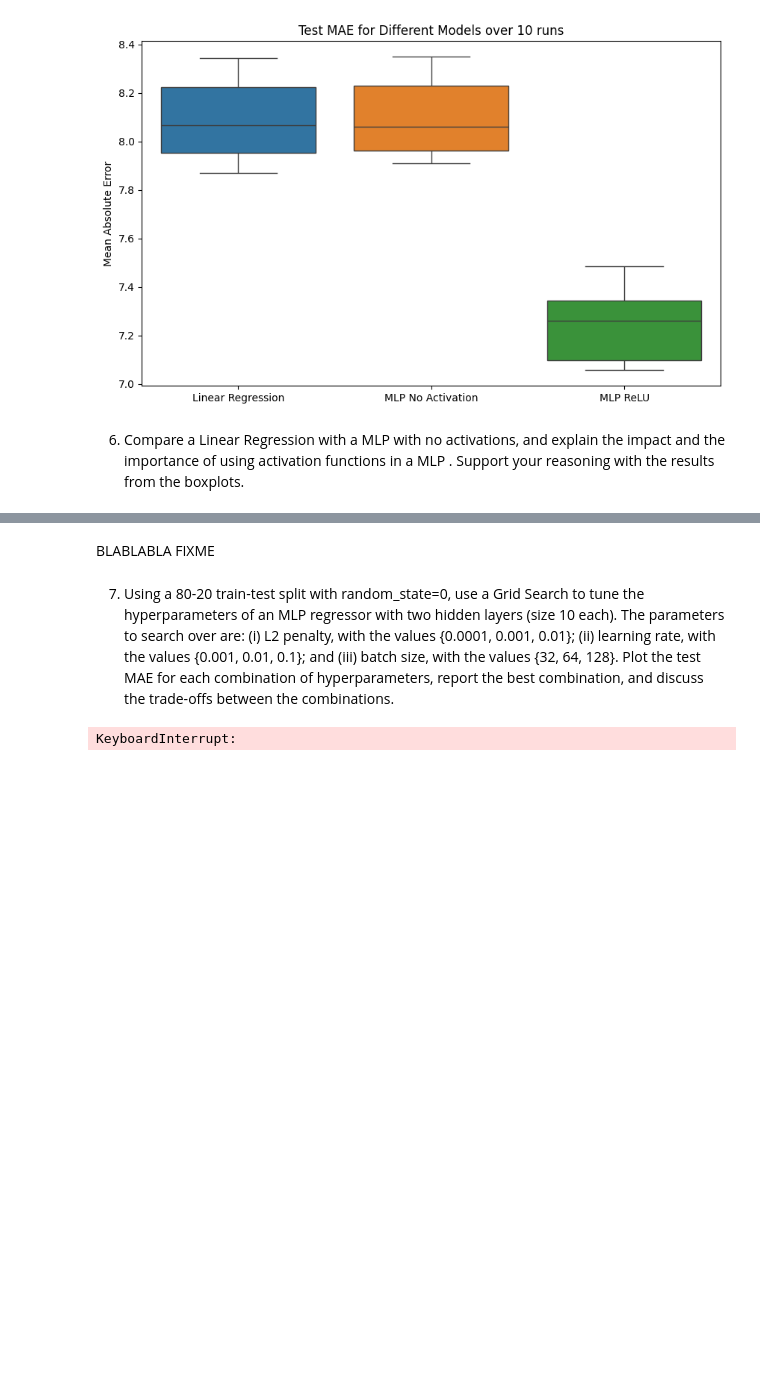
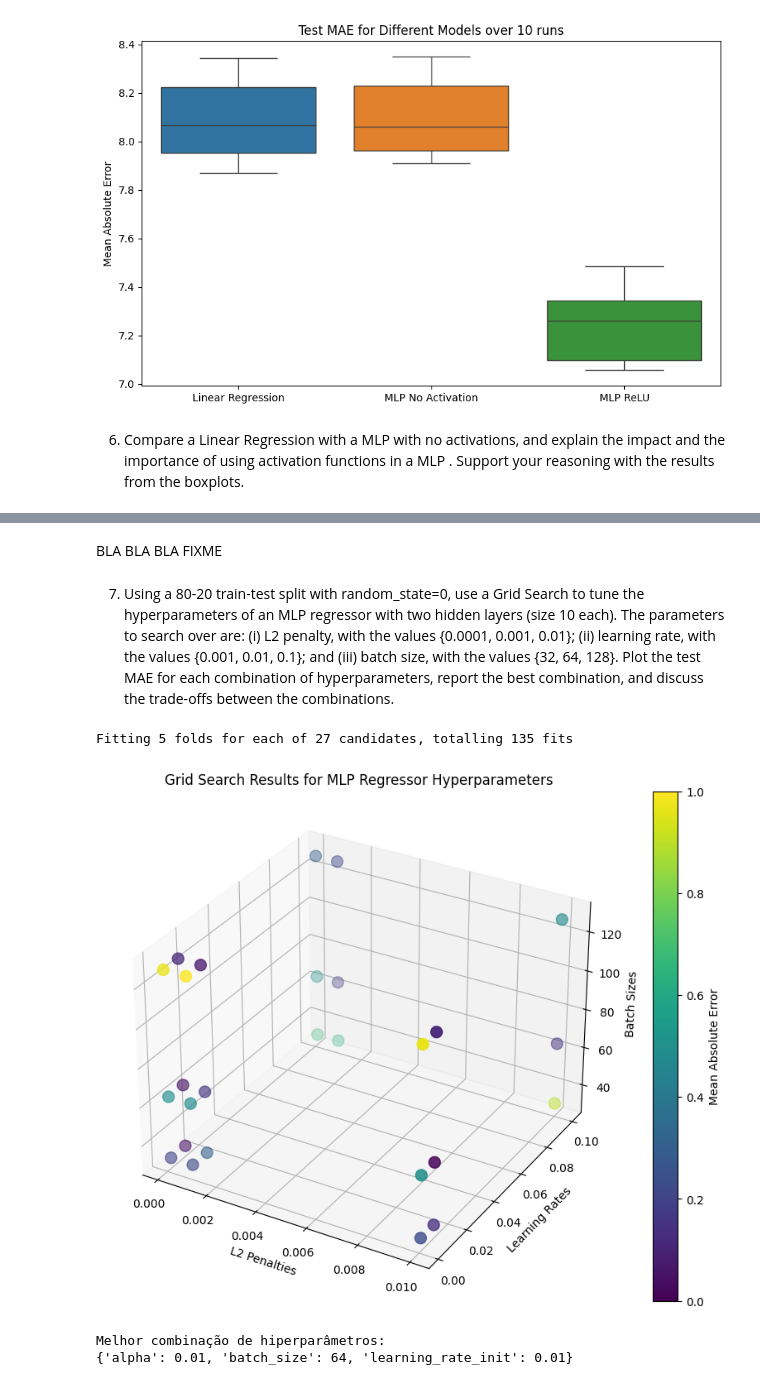
Before and after one commit to patriciagam/Apre-Homeworks, a Jupyter notebook: hw3.ipynb, the cells around one changed output, grey strips where cells are left out. Drawn from its saved outputs; the diff is of its cells as text; code cells hidden in the pictures; blank space fills up the shorter version.

```diff
--- a/hw3.ipynb
+++ b/hw3.ipynb
@@ -82,32 +74,50 @@ plt.show()
-# %% [markdown]
-BLABLABLA FIXME
+# %% [markdown]
+BLA BLA BLA FIXME
 # %% [markdown]
 7) Using a 80-20 train-test split with random\_state=0, use a Grid Search to tune the hyperparameters of an MLP regressor with two hidden layers (size 10 each). The parameters to search over are: (i) L2 penalty, with the values \{0.0001, 0.001, 0.01\}; (ii) learning rate, with the values \{0.001, 0.01, 0.1\}; and (iii) batch size, with the values \{32, 64, 128\}. Plot the test MAE for each combination of hyperparameters, report the best combination, and discuss the trade-oﬀs between the combinations.
-# %%
-param_grid = {
-    'alpha': [0.0001, 0.001, 0.01],  # L2 penalty
-    'learning_rate_init': [0.001, 0.01, 0.1],  # Learning rate
-    'batch_size': [32, 64, 128],  # Batch size
-}
-
-mlp = MLPRegressor(hidden_layer_sizes=(10, 10), activation='relu', random_state=0, max_iter=1000)
-
-grid_search = GridSearchCV(mlp, param_grid, cv=5, scoring='neg_mean_absolute_error', n_jobs=-1)
-grid_search.fit(X_train, y_train)
-
-print("Best parameters found: ", grid_search.best_params_)
-print("Best test MAE: ", -grid_search.best_score_)
-
-results_grid = pd.DataFrame(grid_search.cv_results_)
-results_grid = results_grid[['param_alpha', 'param_learning_rate_init', 'param_batch_size', 'mean_test_score']]
-results_grid['mean_test_score'] = -results_grid['mean_test_score']
-
-plt.figure(figsize=(10, 6))
-sns.lineplot(x='param_alpha', y = 'mean_test_score', hue = 'param_learning_rate_init', style='param_batch_size', data = results_grid, markers = True)
-plt.title('Grid Search: Test MAE for Different Hyperparameters')
-plt.ylabel('Mean Absolute Error')
-plt.xlabel('L2 Penalty (alpha)')
-plt.legend(title='Learning Rate / Batch Size')
-plt.show()
-# %% [output]
-KeyboardInterrupt:
+# %%
+# Definir o modelo MLP
+mlp = MLPRegressor(hidden_layer_sizes=(10, 10), random_state=0, max_iter=200)
+
+# Definir o GridSearchCV
+param_grid = {
+    'alpha': [0.0001, 0.001, 0.01],  # L2 penalty
+    'learning_rate_init': [0.001, 0.01, 0.1],  # Learning rate
+    'batch_size': [32, 64, 128]  # Batch sizes
+}
+
+grid_search = GridSearchCV(mlp, param_grid, cv=5, scoring='neg_mean_absolute_error', n_jobs=-1, verbose=1)
+grid_search.fit(X_train, y_train)
+
+results = grid_search.cv_results_
+
+alphas = results['param_alpha'].data
+learning_rates = results['param_learning_rate_init'].data
+batch_sizes = results['param_batch_size'].data
+mean_absolute_errors = -results['mean_test_score']
+
+fig = plt.figure(figsize=(12, 8))
+ax = fig.add_subplot(111, projection='3d')
+
+norm = plt.Normalize(mean_absolute_errors.min(), mean_absolute_errors.max())
+colors = plt.cm.viridis(norm(mean_absolute_errors))
+
+scatter = ax.scatter(alphas, learning_rates, batch_sizes, c=colors, s=100)
+
+ax.set_xlabel('L2 Penalties')
+ax.set_ylabel('Learning Rates')
+ax.set_zlabel('Batch Sizes')
+
+cbar = plt.colorbar(scatter, ax=ax)
+cbar.set_label('Mean Absolute Error')
+
+plt.title('Grid Search Results for MLP Regressor Hyperparameters')
+plt.show()
+
+print("Melhor combinação de hiperparâmetros:")
+print(grid_search.best_params_)
+# %% [output]
+Fitting 5 folds for each of 27 candidates, totalling 135 fits
+[figure, added]
+Melhor combinação de hiperparâmetros:
+{'alpha': 0.01, 'batch_size': 64, 'learning_rate_init': 0.01}
```
Also changed, not shown: parts of 2 cells of this notebook.
